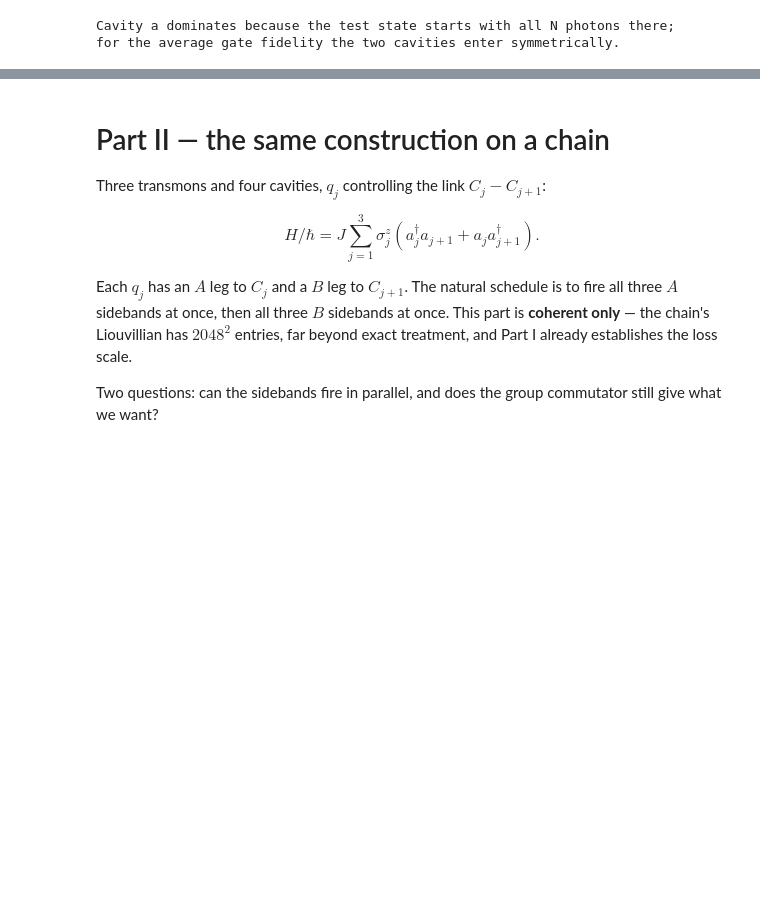
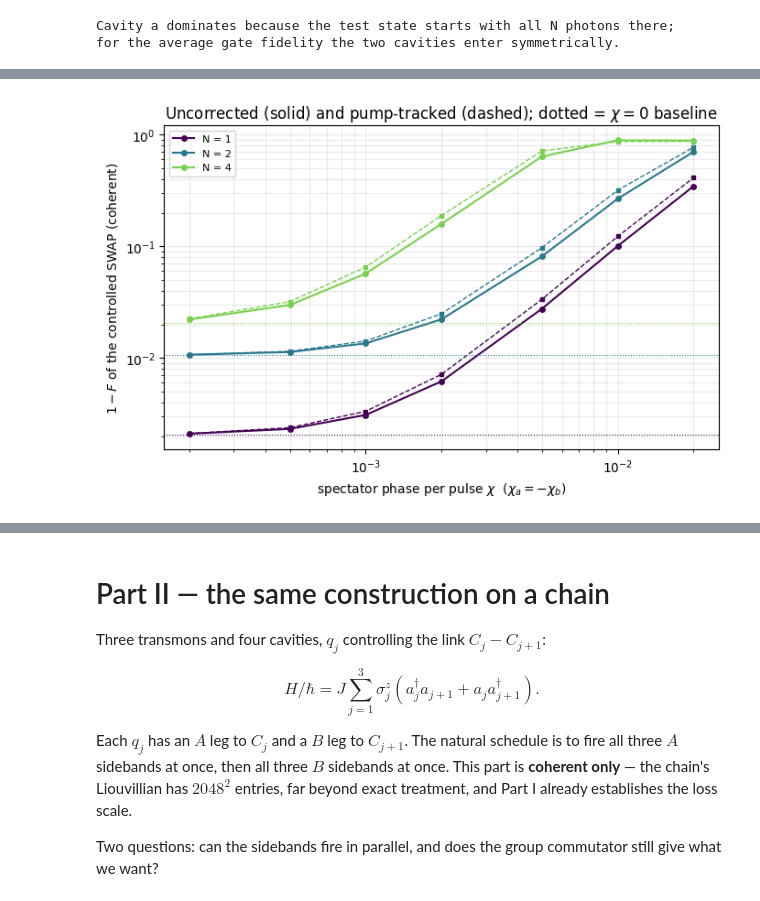
Before and after one commit to TunmayGerg/quantum-simulation-code, a Jupyter notebook: Quantum control/ge_controlled_swap_trotter.ipynb, the cells around one changed output, grey strips where cells are left out. Cells and saved outputs as stored; diff of their text form; code cells hidden in the pictures; blank space fills up the shorter version.

```diff
--- a/Quantum control/ge_controlled_swap_trotter.ipynb
+++ b/Quantum control/ge_controlled_swap_trotter.ipynb
@@ -118,6 +124,7 @@ import pandas as pd
 import qutip as qt
 import scipy.linalg as sla
 import scipy.sparse as sps
+from scipy.optimize import minimize_scalar
 from scipy.sparse.linalg import expm_multiply
 
 pd.set_option("display.float_format", lambda v: f"{v:.4g}")
@@ -128,6 +135,7 @@ G = np.pi / (2 * T_SWAP)          # rad/us, sideband coupling  (g/2pi = 1.25 MHz
 G_BS = G                          # rad/us, native unconditional beamsplitter rate
 T1_CAV, TPHI_CAV = 300.0, 1000.0  # us    cavity relaxation and pure dephasing
 T1_QB, T2_QB = 200.0, 150.0       # us    transmon g-e relaxation and coherence
+T_PI = 0.020                      # us    qubit pi pulse, for the echo of section 8
 
 KAPPA, GPHI_CAV = 1 / T1_CAV, 1 / TPHI_CAV      # cavity rates
 GAM_QB = 1 / T1_QB                              # transmon relaxation rate
@@ -146,9 +154,13 @@ def comm(P, Q):
 
 
 def propagator(H, dt):
-    """exp(-i H dt) as a plain array.  scipy's dense expm is ~10x faster than
-    Qobj.expm() at these sizes, and every H here is a small dense matrix."""
-    return sla.expm(-1j * H.full() * dt)
+    """exp(-i H dt) as a plain array, or exp(-i H) when dt = 0.
+
+    dt = 0 marks an INSTANTANEOUS frame rotation (used in section 7): H then carries an
+    angle rather than a rate, the segment takes no laboratory time, and it therefore
+    suffers no decoherence.  scipy's dense expm is ~10x faster than Qobj.expm() here.
+    """
+    return sla.expm(-1j * H.full() * (1.0 if dt == 0 else dt))
 
 
 print(f"g/2pi = {G/(2*np.pi):.3f} MHz    full swap {T_SWAP*1e3:.0f} ns")
@@ -660,7 +672,10 @@ def evolve(s, segs, block, channels=ALL_CHANNELS):
     average-fidelity calculation affordable.
     """
     for key, H, dt in segs:
-        block = expm_multiply(liouvillian(s, key, H, channels) * dt, block)
+        if dt == 0:            # instantaneous frame rotation: unitary, no decoherence
+            block = expm_multiply(liouvillian(s, key, H, ()) * 1.0, block)
+        else:
+            block = expm_multiply(liouvillian(s, key, H, channels) * dt, block)
     return block
 
 
@@ -973,0 +1214,74 @@ for the average gate fidelity the two cavities enter symmetrically.
+# %%
+def frame_infidelity(delta, N):
+    """Average infidelity of the leftover differential frame alone, exactly.
+
+    F_e = [sin((N+1) delta/2) / ((N+1) sin(delta/2))]^2 -- a Dirichlet kernel --
+    and 1 - F_avg = d/(d+1) (1 - F_e) with d = 2(N+1).
+    """
+    d = 2 * (N + 1)
+    x = delta / 2
+    ratio = 1.0 if abs(x) < 1e-14 else np.sin((N + 1) * x) / ((N + 1) * np.sin(x))
+    return (d / (d + 1)) * (1 - ratio ** 2)
+
+
+# ---- the formula against a direct simulation of the frame operator alone
+rows = []
+for N_test in (1, 2, 4, 8):
+    s_t = Link(n_log=N_test)
+    for delta in (0.02, 0.1, 0.4):
+        F_op = propagator(0.5 * delta * (s_t.na - s_t.nb), 0)        # exp(-i d/2 (na-nb))
+        direct = 1 - avg_fid(F_op, np.eye(s_t.D, dtype=complex), logical_sector(s_t, N_test))
+        rows.append({"N": N_test, "delta": delta, "simulated": direct,
+                     "Dirichlet formula": frame_infidelity(delta, N_test),
+                     "small-delta N(N+2)/12 delta^2": delta ** 2 * N_test * (N_test + 2) / 12})
+display(pd.DataFrame(rows).set_index(["N", "delta"]))
+
+# ---- the uncorrected error against chi, with the frame formula as the prediction
+t0 = time.time()
+CHI_GRID = np.array([2e-4, 5e-4, 1e-3, 2e-3, 5e-3, 1e-2, 2e-2])
+N_OPT = {1: 10, 2: 10, 4: 20}          # the Wsym optimum from section 6
+rows = []
+for N_s, n_s in N_OPT.items():
+    s_s = Link(n_log=N_s)
+    base_s = coherent_infidelity(s_s, cswap_phase_pulses(s_s, "Wsym", n_s)[0], N_s)
+    for chi in CHI_GRID:               # opposite phases: pure differential drift
+        segs_u, fr = cswap_phase_pulses(s_s, "Wsym", n_s, chi_a=chi, chi_b=-chi)
+        segs_t, _ = cswap_phase_pulses(s_s, "Wsym", n_s, chi_a=chi, chi_b=-chi, track=True)
+        delta = fr["A"] - fr["B"]
+        rows.append({"N": N_s, "n": n_s, "chi": chi, "delta = 4n(chi_a-chi_b)": delta,
+                     "baseline": base_s,
+                     "no correction": coherent_infidelity(s_s, segs_u, N_s),
+                     "tracking only": coherent_infidelity(s_s, segs_t, N_s),
+                     "baseline + frame formula": base_s + frame_infidelity(delta, N_s)})
+phase_scan = pd.DataFrame(rows)
+display(phase_scan.set_index(["N", "chi"]))
+print(f"[{time.time()-t0:.1f} s]  'tracking only' is reproduced by the frame formula, "
+      f"which is the whole point: after tracking, the ONLY error left is the frame.")
+
+fig, ax = plt.subplots(figsize=(7, 4.6))
+colors = plt.cm.viridis(np.linspace(0, 0.8, len(N_OPT)))
+for c, (N_s, n_s) in zip(colors, N_OPT.items()):
+    sub = phase_scan[phase_scan.N == N_s]
+    ax.loglog(sub.chi, sub["no correction"], "o-", color=c, ms=4, label=f"N = {N_s}")
+    ax.loglog(sub.chi, sub["tracking only"], "s--", color=c, ms=3, lw=1)
+    ax.axhline(sub["baseline"].iloc[0], color=c, lw=0.8, ls=":")
+ax.set_xlabel(r"spectator phase per pulse $\chi$  ($\chi_a=-\chi_b$)")
+ax.set_ylabel(r"$1-F$ of the controlled SWAP (coherent)")
+ax.set_title("Uncorrected (solid) and pump-tracked (dashed); dotted = $\\chi=0$ baseline")
+ax.legend(fontsize=8)
+ax.grid(True, which="both", alpha=0.25)
+plt.tight_layout()
+plt.show()
+
+# ---- the tolerance implied by the small-delta law, for a 1% budget
+rows = []
+for N_s, n_s in ((1, 10), (2, 10), (4, 20), (8, 40)):
+    d = 2 * (N_s + 1)
+    delta_tol = np.sqrt(0.01 * 12 / (N_s * (N_s + 2)) * (d + 1) / d)
+    chi_tol = delta_tol / (4 * n_s)
+    rows.append({"N": N_s, "n": n_s, "delta_tol (rad)": delta_tol,
+                 "chi_tol (rad)": chi_tol, "chi_tol (deg)": np.degrees(chi_tol)})
+display(pd.DataFrame(rows).set_index("N"))
+print("Uncorrected, the spectator phase must be held below a hundredth of a degree per")
+print("pulse at eight photons.  Corrected, it only has to be KNOWN -- see below.")
+# %% [output]
@@ -973,0 +1321 @@ for the average gate fidelity the two cavities enter symmetrically.
+[figure, added]
```
Also changed, not shown: parts of 14 cells of this notebook, 1 other file.
